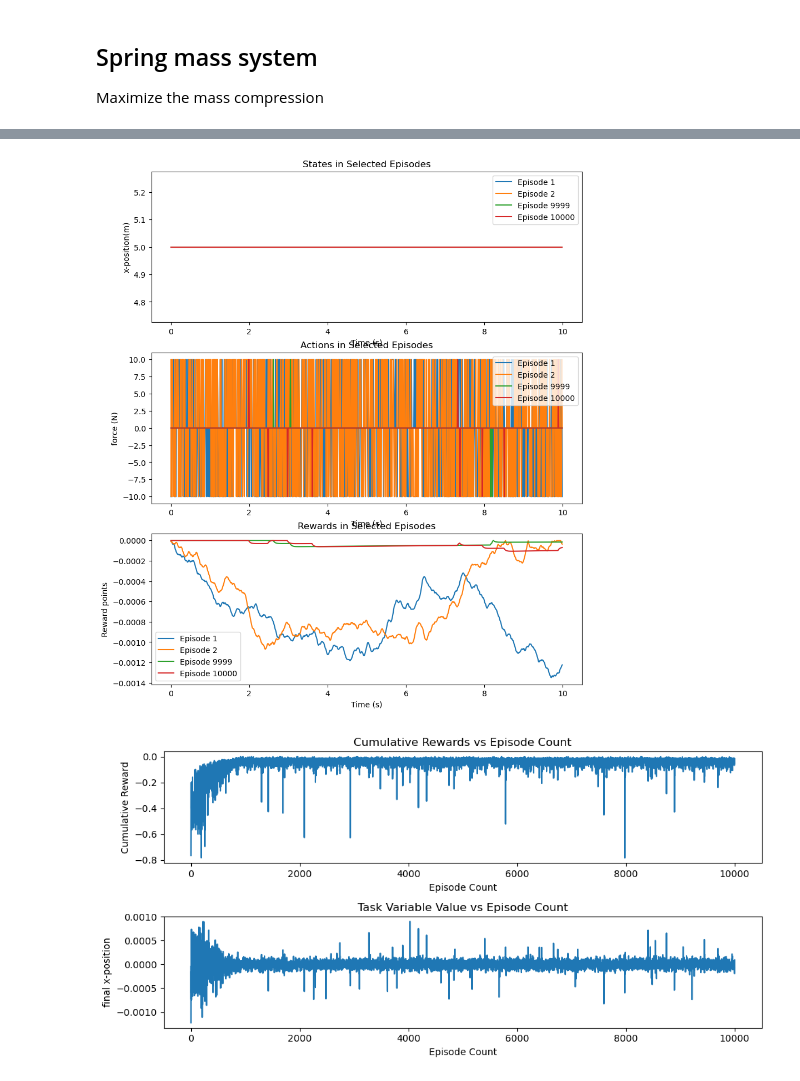
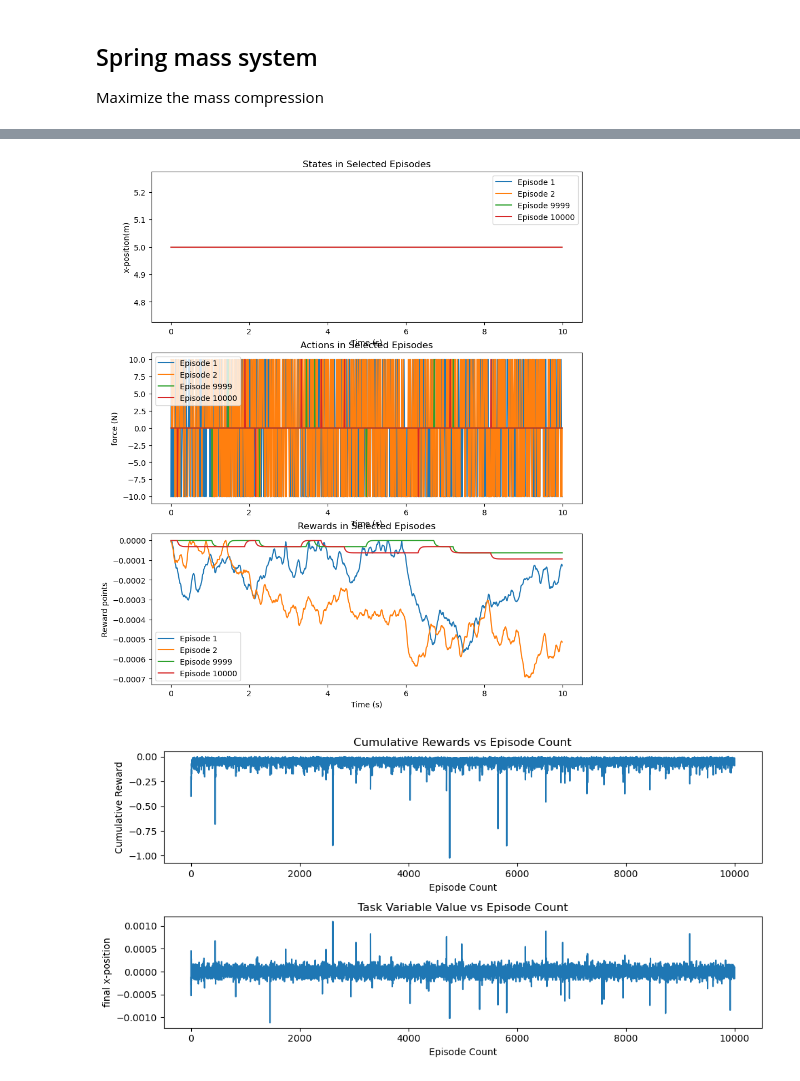
Before and after one commit to IntrovertInDisguise/RL-Physics-Models, a Jupyter notebook: Code/QLearning/Qlearning.ipynb, the cells around one changed output, grey strips where cells are left out. Cells and saved outputs as stored; diff of their text form; code cells hidden in the pictures.

```diff
--- a/Code/QLearning/Qlearning.ipynb
+++ b/Code/QLearning/Qlearning.ipynb
@@ -19,7 +19,7 @@ EPISODES = 10000
 EPISODE_LENGTH = 1000
 SAMPLE_RATE = 0.01
 LEARNING_RATE = 0.002
-EPSILON_DECAY = 0.995
+EPSILON_DECAY = 0.8
 MIN_EPSILON = 0.01
 GAMMA = 0.99
 ACTIONS = [-10, 0, 10]  # Actions in the environment
@@ -210,3 +210,3 @@ if __name__ == "__main__":
 [interactive output not drawn]
-[figure, old version]
+[figure, new version]
-[figure, old version]
+[figure, new version]
```
Also changed, not shown: parts of 1 cell of this notebook, 2 other files.
